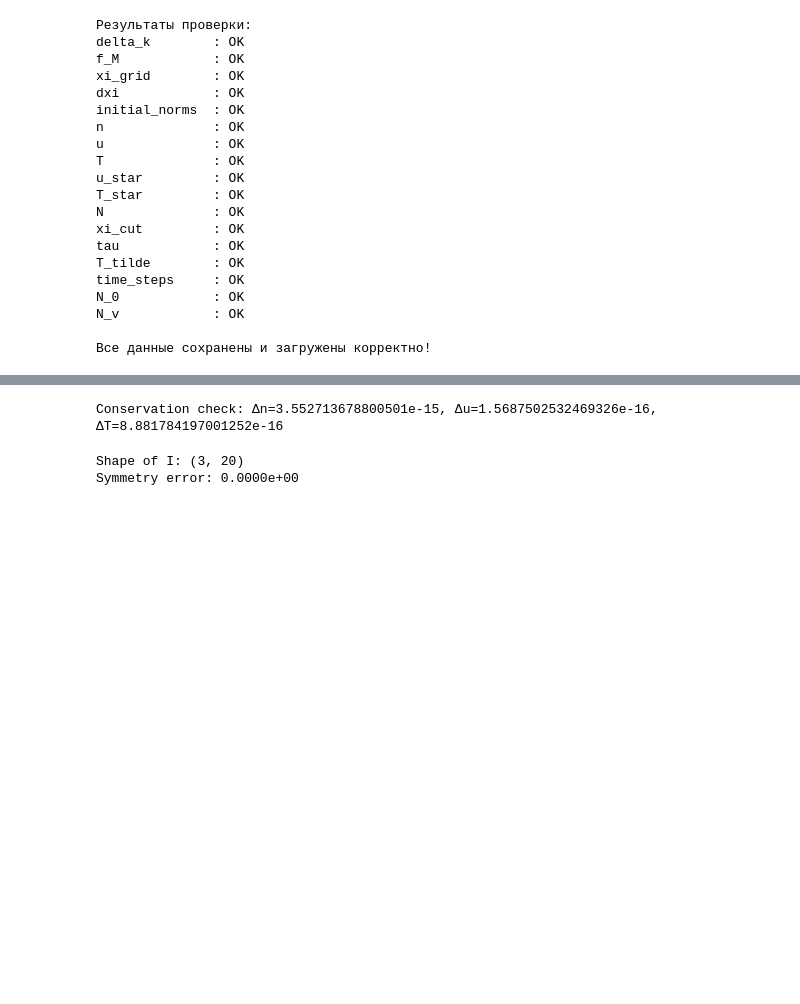
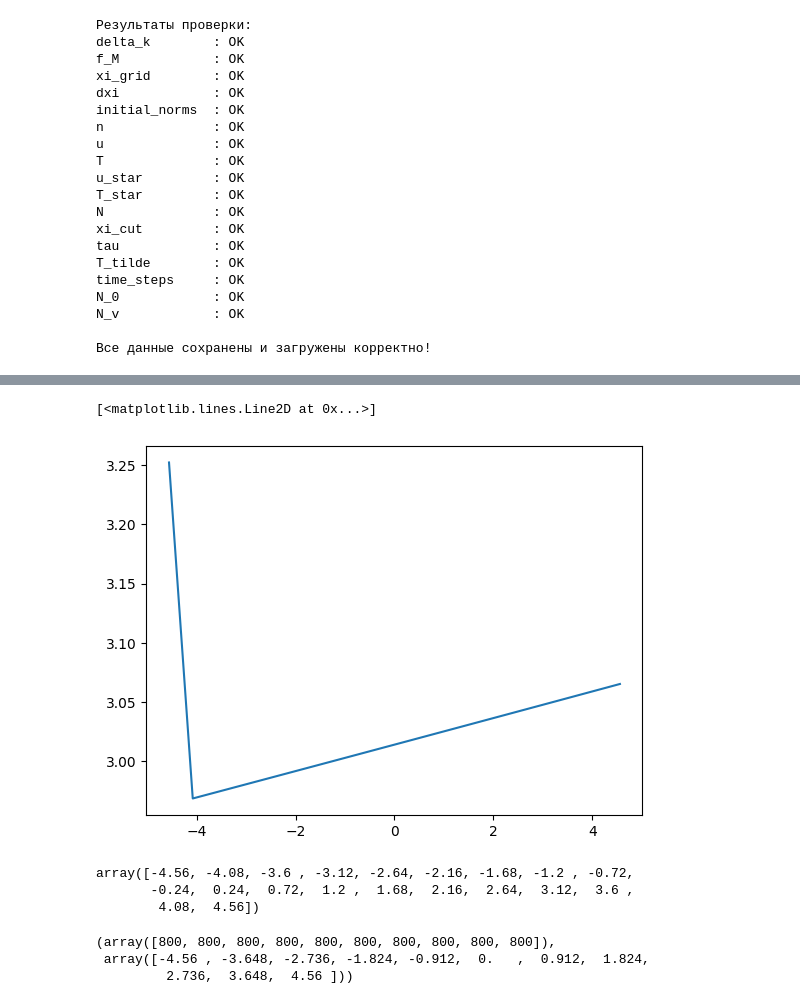
Before and after one commit to physicistmaksim/compmathproject, a Jupyter notebook: code/example.ipynb, the cells around one changed output, grey strips where cells are left out. Saved outputs shown, nothing was run; the diff lists cells and outputs as text; code cells hidden in the pictures; blank space fills up the shorter version.

```diff
--- a/code/example.ipynb
+++ b/code/example.ipynb
@@ -315,6 +345,5 @@ N_v            : OK
 # %%
 data = load_all_data()
-
-f = data['f_M']
+delta_k = data['delta_k']
+f_M = data['f_M']
 xi_grid = data['xi_grid']
-dxi = data['dxi']
@@ -321,35 +363,13 @@ dxi = data['dxi']
-# %%
-# Conservation check
-n_new, u_new, T_new = compute_macro_parameters(f, xi_grid, dxi)
-print(f"Conservation check: Δn={abs(n_new - n)}, Δu={np.linalg.norm(u_new - u)}, ΔT={abs(T_new - T)}")
-# %% [output]
-Conservation check: Δn=3.552713678800501e-15, Δu=1.5687502532469326e-16, ΔT=8.881784197001252e-16
-# %%
-# Проверяем форму массива I
-print("Shape of I:", I.shape)
-
-# Вычисляем симметричную ошибку с защитой от деления на ноль
-if I.ndim == 3:
-    # Для 3D массивов
-    half = I.shape[0] // 2
-    mirrored = I[::-1, :, :]
-elif I.ndim == 2:
-    # Для 2D массивов
-    half = I.shape[0] // 2
-    mirrored = I[::-1, :]
-else:
-    raise ValueError("Неподдерживаемая размерность массива I")
-
-# Вычисляем числитель и знаменатель
-numerator = np.sum((I[:half] - mirrored[:half])**2)
-denominator = 0.5 * np.sum(I**2)
-
-# Добавляем защиту от деления на ноль
-eps = np.finfo(I.dtype).eps
-denominator_safe = max(denominator, eps)
-
-sym_error = np.sqrt(numerator) / np.sqrt(denominator_safe)
-print(f"Symmetry error: {sym_error:.4e}")
-# %% [output]
-Shape of I: (3, 20)
-Symmetry error: 0.0000e+00
+# %%
+x = np.ones(len(f_M))
+import matplotlib.pyplot as plt
+plt.plot(xi_grid[0], f_M[0])
+# %% [output]
+[<matplotlib.lines.Line2D at 0x...>]
+[figure, added]
+# %%
+xi_grid[0]
+# %% [output]
+array([-4.56, -4.08, -3.6 , -3.12, -2.64, -2.16, -1.68, -1.2 , -0.72,
+       -0.24,  0.24,  0.72,  1.2 ,  1.68,  2.16,  2.64,  3.12,  3.6 ,
+        4.08,  4.56])
@@ -355,0 +386,6 @@ Symmetry error: 0.0000e+00
+# %%
+np.histogram(xi_x)
+# %% [output]
+(array([800, 800, 800, 800, 800, 800, 800, 800, 800, 800]),
+ array([-4.56 , -3.648, -2.736, -1.824, -0.912,  0.   ,  0.912,  1.824,
+         2.736,  3.648,  4.56 ]))
```
Also changed, not shown: parts of 16 cells of this notebook, 1 other file.
